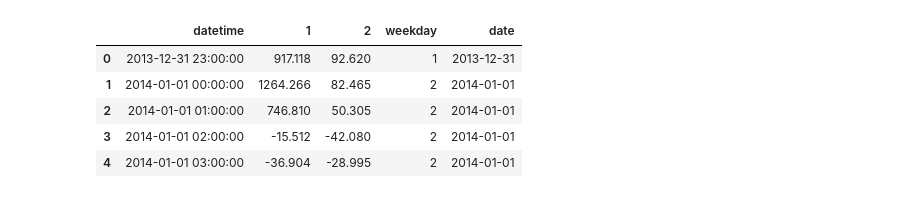
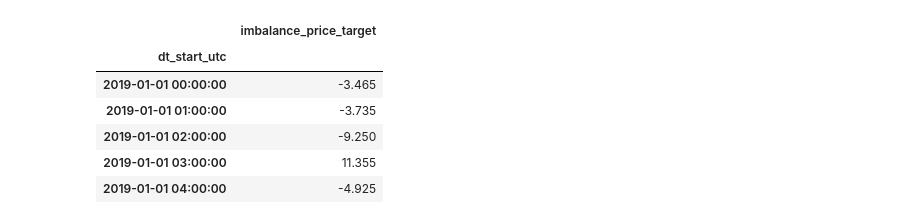
Before and after one commit to Windbenders/capstone_energy, a Jupyter notebook: notebooks/baseline_model.ipynb, the cells around one changed output. Drawn from its saved outputs; the diff is of its cells as text; code cells hidden in the pictures.

```diff
--- a/notebooks/baseline_model.ipynb
+++ b/notebooks/baseline_model.ipynb
@@ -11,0 +14,4 @@ imb = pd.read_csv("../data/imbalance_1h.csv")
+# %%
+dateparse = lambda x: datetime.strptime(x, '%Y-%m-%d %H:%M:%S')
+
+imb_2019 = pd.read_csv("../data/merged_final_1h.csv", index_col=0, parse_dates=['dt_start_utc'], date_parser=dateparse)
@@ -12,9 +23,18 @@ imb = pd.read_csv("../data/imbalance_1h.csv")
+# %%
+def train_test_split(df):
+    n = int(len(df)*0.7)
+    train, test = df.iloc[:n], df.iloc[n:]
+
+    return train,test
+# %%
+train_2019, test_2019 = train_test_split(imb_2019[['imbalance_price_target']])
 # %%
-imb.head()
+train_2019.head()
 # %% [output]
-|  | datetime | 1 | 2 | weekday | date |
-| 0 | 2013-12-31 23:00:00 | 917.118 | 92.620 | 1 | 2013-12-31 |
-| 1 | 2014-01-01 00:00:00 | 1264.266 | 82.465 | 2 | 2014-01-01 |
-| 2 | 2014-01-01 01:00:00 | 746.810 | 50.305 | 2 | 2014-01-01 |
-| 3 | 2014-01-01 02:00:00 | -15.512 | -42.080 | 2 | 2014-01-01 |
-| 4 | 2014-01-01 03:00:00 | -36.904 | -28.995 | 2 | 2014-01-01 |
+|  | imbalance_price_target |
+| dt_start_utc |  |
+| 2019-01-01 00:00:00 | -3.465 |
+| 2019-01-01 01:00:00 | -3.735 |
+| 2019-01-01 02:00:00 | -9.250 |
+| 2019-01-01 03:00:00 | 11.355 |
+| 2019-01-01 04:00:00 | -4.925 |
```
Also changed, not shown: parts of 26 cells of this notebook.
